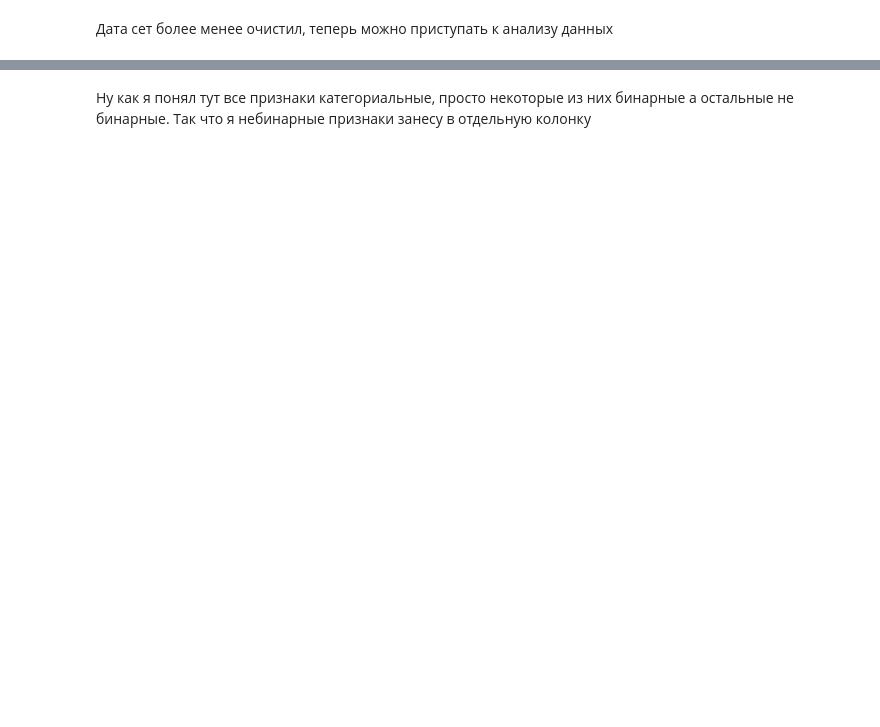
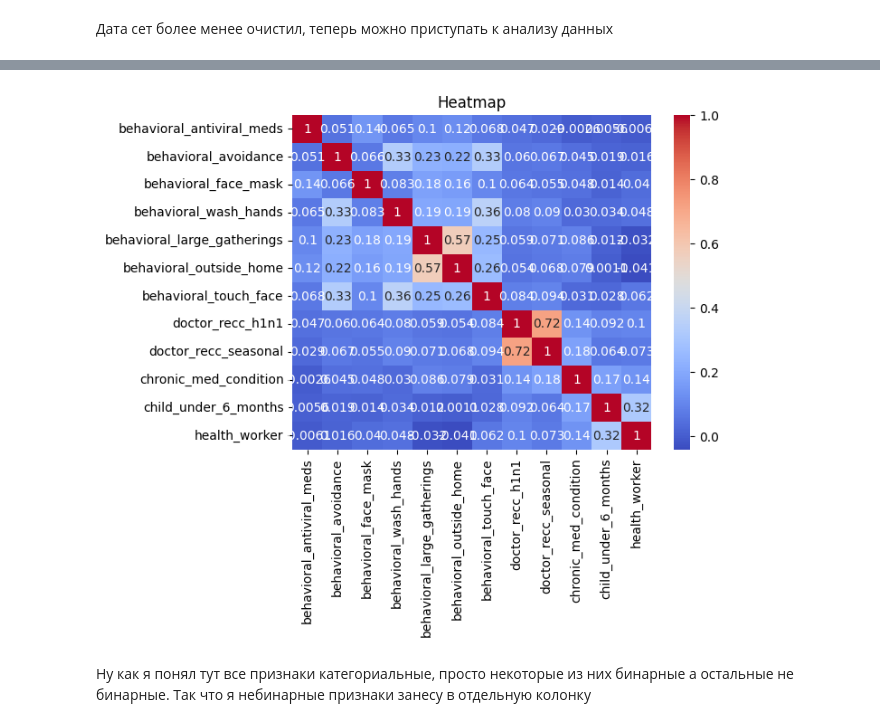
Before and after one commit to Eroouu/final_project_ds, a Jupyter notebook: main.ipynb, the cells around one changed output, grey strips where cells are left out. Saved outputs shown, nothing was run; the diff lists cells and outputs as text; code cells hidden in the pictures; blank space fills up the shorter version.

```diff
--- a/main.ipynb
+++ b/main.ipynb
@@ -273,2 +297,11 @@ dtype: int64
+# %%
+df_selected = df[bin_cols]
+corr_matrix = df_selected.corr(method='kendall')
+
+sns.heatmap(corr_matrix, annot = True, cmap='coolwarm')
+plt.title('Heatmap')
+plt.show()
+# %% [output]
+[figure, added]
 # %% [markdown]
 Ну как я понял тут все признаки категориальные, просто некоторые из них бинарные а остальные не бинарные. Так что я небинарные признаки занесу в отдельную колонку
```
Also changed, not shown: parts of 10 cells of this notebook.
